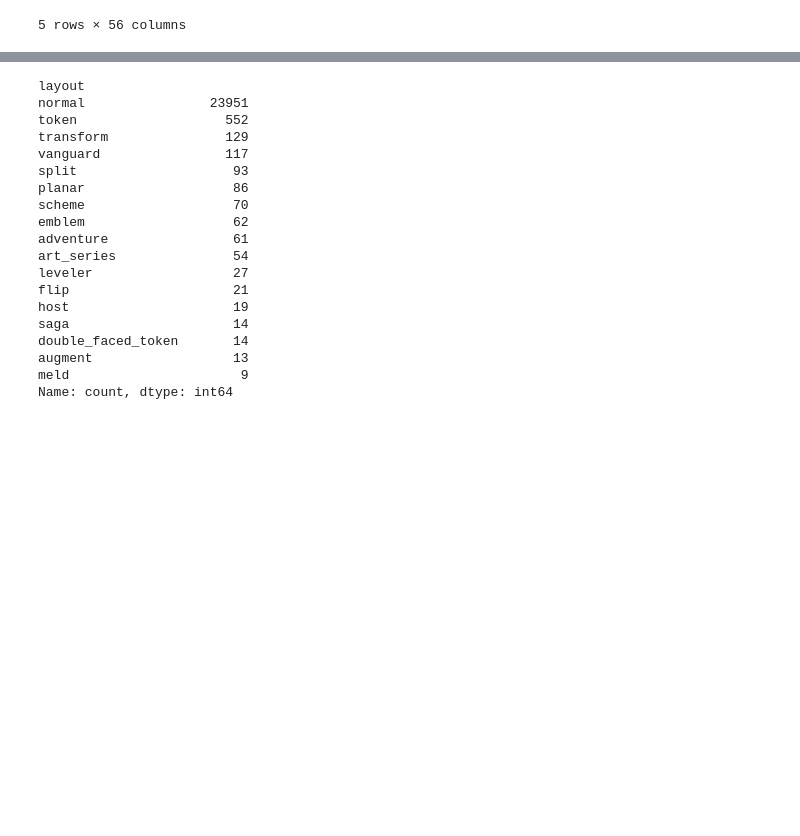
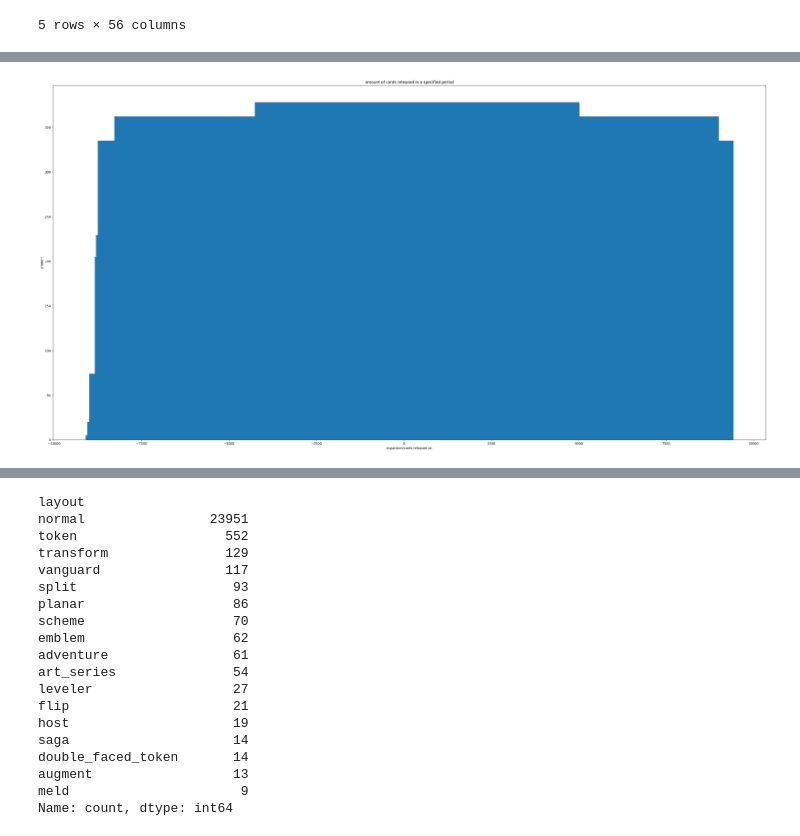
Before and after one commit to Mariodraghidicomodo/elaborato, a Jupyter notebook: progetto_data_scienze/codice/Some_Plots/Plot_scryfall_artwork.ipynb, the cells around one changed output, grey strips where cells are left out. Drawn from its saved outputs; the diff is of its cells as text; code cells hidden in the pictures; blank space fills up the shorter version.

```diff
--- a/progetto_data_scienze/codice/Some_Plots/Plot_scryfall_artwork.ipynb
+++ b/progetto_data_scienze/codice/Some_Plots/Plot_scryfall_artwork.ipynb
@@ -65,0 +108,18 @@ Name: count, Length: 413, dtype: int64
+# %%
+#complesso da far vedere provo altre varianti
+#GRAFICO ASSE X SBAGLIATO NON SI SA IL PERCHEE
+#RICONTROLLARE L ASSE X MI SEMBRA SIANO SBAGLIATE LA POSIZIONE DELLE DATE!!!
+plt.figure(figsize=(40,20))
+#plt.bar(artwork_cards_clean_df.released_at.value_counts(sort=False).index,artwork_cards_clean_df.released_at.value_counts(sort=False),width=2) #solo così sembra sbagliato
+#plt.bar(valori_cards_released.keys(), valori_cards_released.values, width=2) #boh risulta sbagliato
+plt.bar(artwork_cards_clean_df.released_at.value_counts(),height=artwork_cards_clean_df.released_at.value_counts().values,width=artwork_cards_clean_df.released_at.value_counts().index)
+plt.xlabel('expansion/cards released at:')
+#plt.autoscale(artwork_cards_clean_df.released_at.value_counts().index) #se faccio questo orrendo auto funziona !!!
+#addlabels(artwork_cards_clean_df.released_at.value_counts().index, artwork_cards_clean_df.released_at.value_counts().values)
+#plt.autoscale(True, axis = 'both')
+#plt.autoscale()
+plt.ylabel('amount')
+plt.title('amount of cards released in a specified period')
+plt.show()
+# %% [output]
+[figure, added]
```
Also changed, not shown: parts of 24 cells of this notebook, 6 other files.
